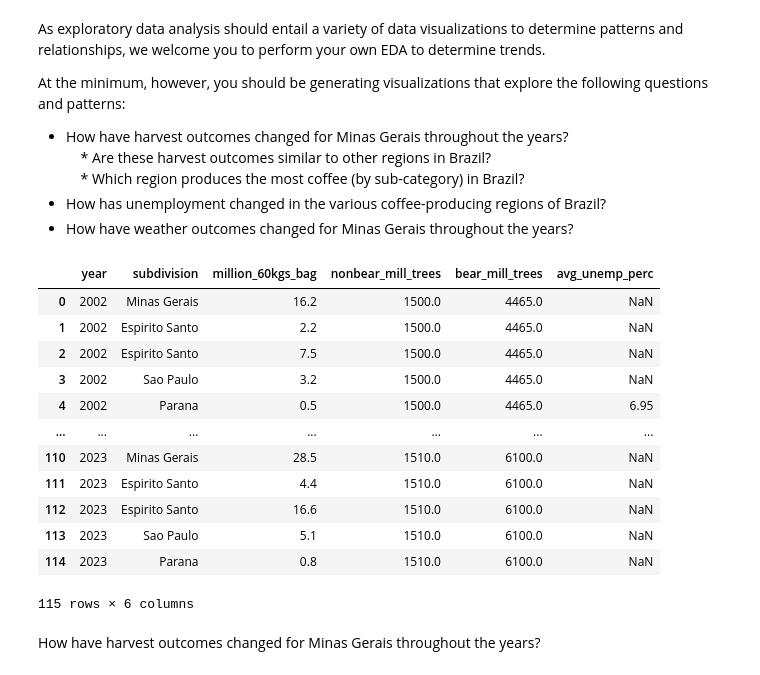
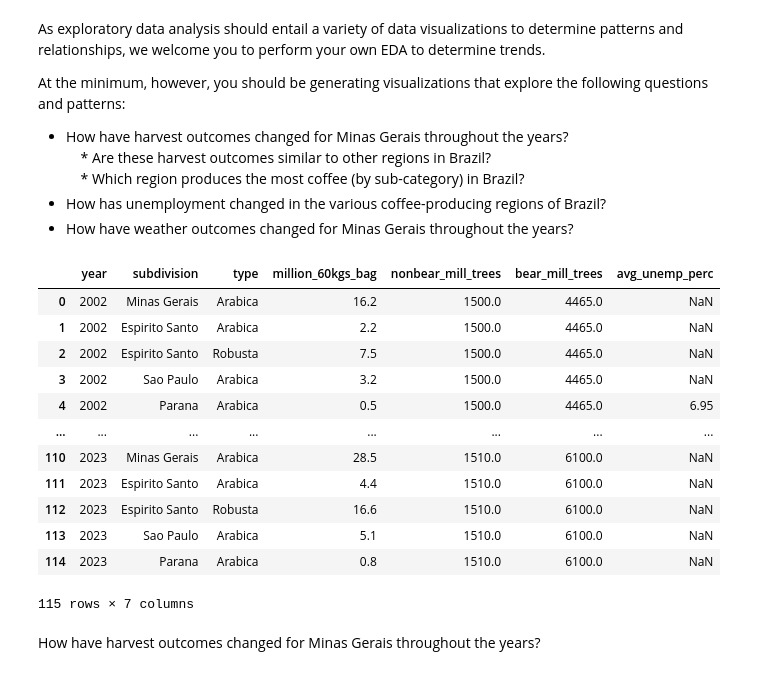
Before and after one commit to khadazhaia/projects, a Jupyter notebook: weather_api/notebooks/explore_weather.ipynb, the cells around one changed output. Cells and saved outputs as stored; diff of their text form; code cells hidden in the pictures.

```diff
--- a/weather_api/notebooks/explore_weather.ipynb
+++ b/weather_api/notebooks/explore_weather.ipynb
@@ -15,23 +14,23 @@ import seaborn as sns
 # %%
 br_df = pd.read_csv("/Users/sa17/Desktop/projects/projects/weather_api/data/csv/br_final.csv")
 
-br_df = pd.DataFrame(br_df)[["year","subdivision", "million_60kgs_bag", "nonbear_mill_trees", "bear_mill_trees","avg_unemp_perc"]]
+br_df = pd.DataFrame(br_df)[["year", "subdivision", "type", "million_60kgs_bag", "nonbear_mill_trees", "bear_mill_trees","avg_unemp_perc"]]
 
 br_df
 # %% [output]
-|  | year | subdivision | million_60kgs_bag | nonbear_mill_trees | bear_mill_trees | avg_unemp_perc |
-| 0 | 2002 | Minas Gerais | 16.2 | 1500.0 | 4465.0 | NaN |
-| 1 | 2002 | Espirito Santo | 2.2 | 1500.0 | 4465.0 | NaN |
-| 2 | 2002 | Espirito Santo | 7.5 | 1500.0 | 4465.0 | NaN |
-| 3 | 2002 | Sao Paulo | 3.2 | 1500.0 | 4465.0 | NaN |
-| 4 | 2002 | Parana | 0.5 | 1500.0 | 4465.0 | 6.95 |
-| ... | ... | ... | ... | ... | ... | ... |
-| 110 | 2023 | Minas Gerais | 28.5 | 1510.0 | 6100.0 | NaN |
-| 111 | 2023 | Espirito Santo | 4.4 | 1510.0 | 6100.0 | NaN |
-| 112 | 2023 | Espirito Santo | 16.6 | 1510.0 | 6100.0 | NaN |
-| 113 | 2023 | Sao Paulo | 5.1 | 1510.0 | 6100.0 | NaN |
-| 114 | 2023 | Parana | 0.8 | 1510.0 | 6100.0 | NaN |
+|  | year | subdivision | type | million_60kgs_bag | nonbear_mill_trees | bear_mill_trees | avg_unemp_perc |
+| 0 | 2002 | Minas Gerais | Arabica | 16.2 | 1500.0 | 4465.0 | NaN |
+| 1 | 2002 | Espirito Santo | Arabica | 2.2 | 1500.0 | 4465.0 | NaN |
+| 2 | 2002 | Espirito Santo | Robusta | 7.5 | 1500.0 | 4465.0 | NaN |
+| 3 | 2002 | Sao Paulo | Arabica | 3.2 | 1500.0 | 4465.0 | NaN |
+| 4 | 2002 | Parana | Arabica | 0.5 | 1500.0 | 4465.0 | 6.95 |
+| ... | ... | ... | ... | ... | ... | ... | ... |
+| 110 | 2023 | Minas Gerais | Arabica | 28.5 | 1510.0 | 6100.0 | NaN |
+| 111 | 2023 | Espirito Santo | Arabica | 4.4 | 1510.0 | 6100.0 | NaN |
+| 112 | 2023 | Espirito Santo | Robusta | 16.6 | 1510.0 | 6100.0 | NaN |
+| 113 | 2023 | Sao Paulo | Arabica | 5.1 | 1510.0 | 6100.0 | NaN |
+| 114 | 2023 | Parana | Arabica | 0.8 | 1510.0 | 6100.0 | NaN |
-115 rows × 6 columns
+115 rows × 7 columns
 # %% [markdown]
 How have harvest outcomes changed for Minas Gerais throughout the years?
 # %%
```
Also changed, not shown: parts of 22 cells of this notebook.
